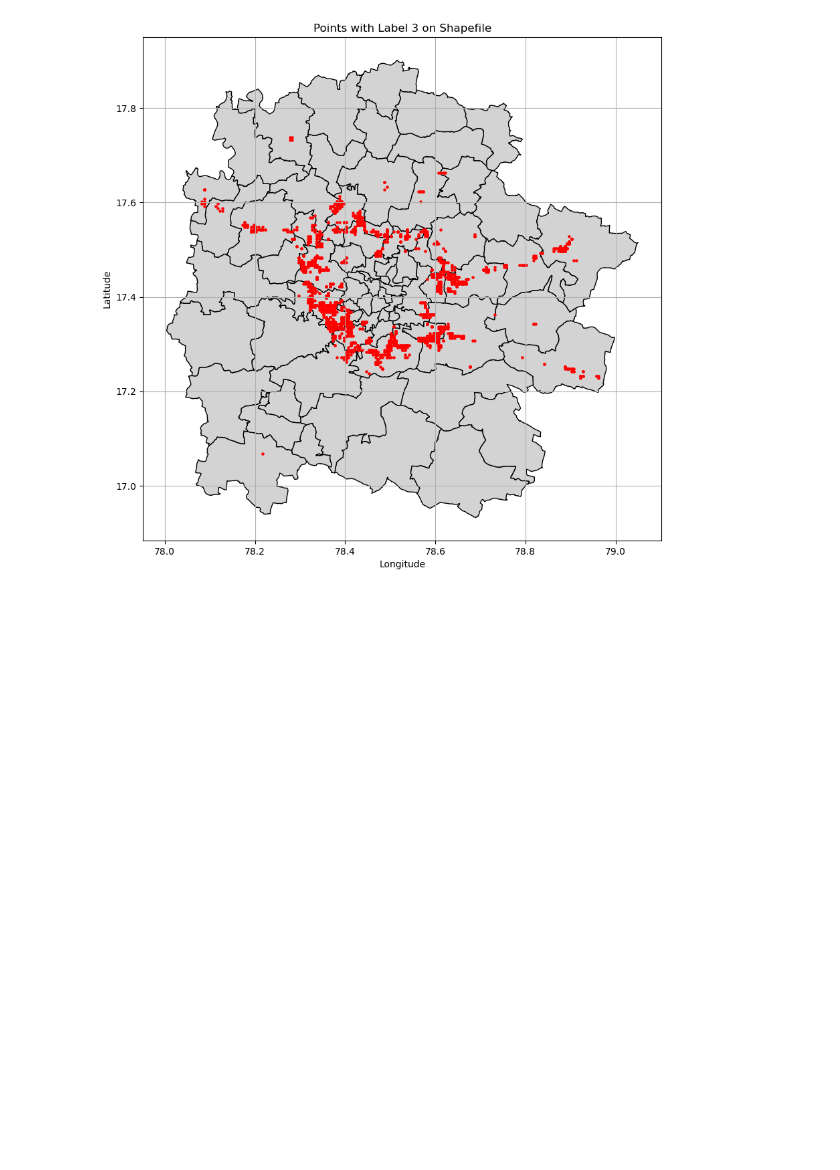
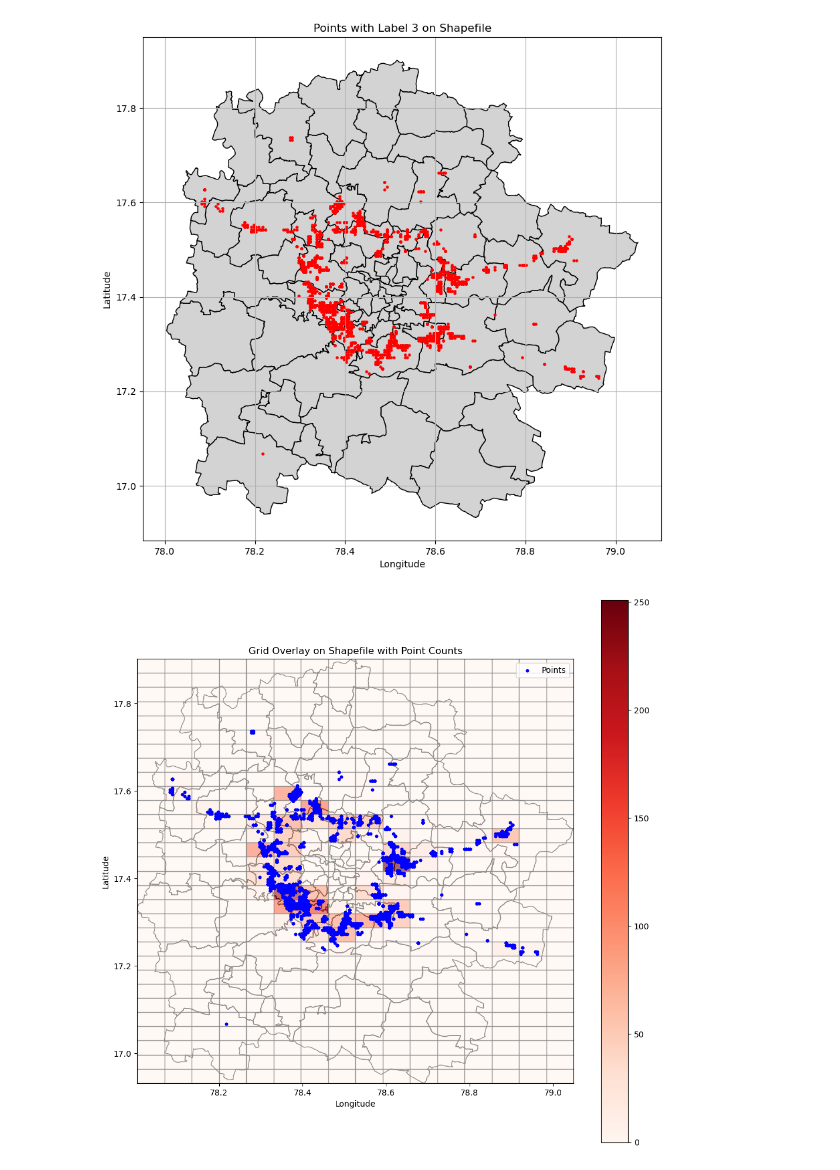
Before and after one commit to Rishi-Bharadwaj/air_pollution_correlation, a Jupyter notebook: try_points.ipynb, the cells around one changed output. Saved outputs shown, nothing was run; the diff lists cells and outputs as text; code cells hidden in the pictures; blank space fills up the shorter version.

```diff
--- a/try_points.ipynb
+++ b/try_points.ipynb
@@ -52,3 +55,61 @@ plt.grid(True)
 plt.show()
 # %% [output]
 [figure]
+# %%
+tiff_path = r'C:\Users\rishi\ml_projects\climate\Notebooks\data\HCHO\3945cee2f635794be3a53294f245b6de\response.tiff'
+with rasterio.open(tiff_path) as src:
+    bounds = src.bounds
+    width = src.width
+    height = src.height
+    transform = src.transform
+
+# Load the shapefile
+shapefile_path = r'C:\Users\rishi\ml_projects\climate\hmda_boundary\hmda_boundary.shp'
+shape_data = gpd.read_file(shapefile_path)
+
+# Create a sample points GeoDataFrame (replace with your actual points data)
+points = [Point(78.5, 17.4), Point(78.6, 17.5), Point(78.5, 17.6)]  # Example points
+points_gdf = gdf_points
+
+# Generate grid cells as polygons
+grid_cells = []
+for row in range(height):
+    for col in range(width):
+        x = transform[2] + col * transform[0]
+        y = transform[5] + row * transform[4]
+        cell = box(x, y + transform[4], x + transform[0], y)  # Create a grid cell as a polygon
+        grid_cells.append(cell)
+
+# Create a GeoDataFrame for the grid cells
+grid_gdf = gpd.GeoDataFrame(geometry=grid_cells, crs='EPSG:4326')
+
+# Perform a spatial join to count points in each grid cell
+joined = gpd.sjoin(points_gdf, grid_gdf, how='inner', predicate='within')
+
+# Count points in each grid cell
+point_counts = joined.groupby('index_right').size()
+grid_gdf['point_count'] = grid_gdf.index.map(point_counts).fillna(0)
+
+# Plotting the shapefile and the grid
+fig, ax = plt.subplots(figsize=(12, 12))
+shape_data.plot(ax=ax, color='none', edgecolor='black')
+
+# Plot the grid with colors based on point counts
+grid_gdf.plot(ax=ax, column='point_count', cmap='Reds', edgecolor='gray', alpha=0.6, legend=True)
+
+# Plot the points
+points_gdf.plot(ax=ax, color='blue', markersize=10, label='Points')
+
+# Set plot limits
+ax.set_xlim(bounds.left, bounds.right)
+ax.set_ylim(bounds.bottom, bounds.top)
+
+# Set labels and title
+plt.xlabel('Longitude')
+plt.ylabel('Latitude')
+plt.title('Grid Overlay on Shapefile with Point Counts')
+
+plt.legend()
+plt.show()
+# %% [output]
+[figure, added]
```
Also changed, not shown: parts of 4 cells of this notebook, 2 other files.
